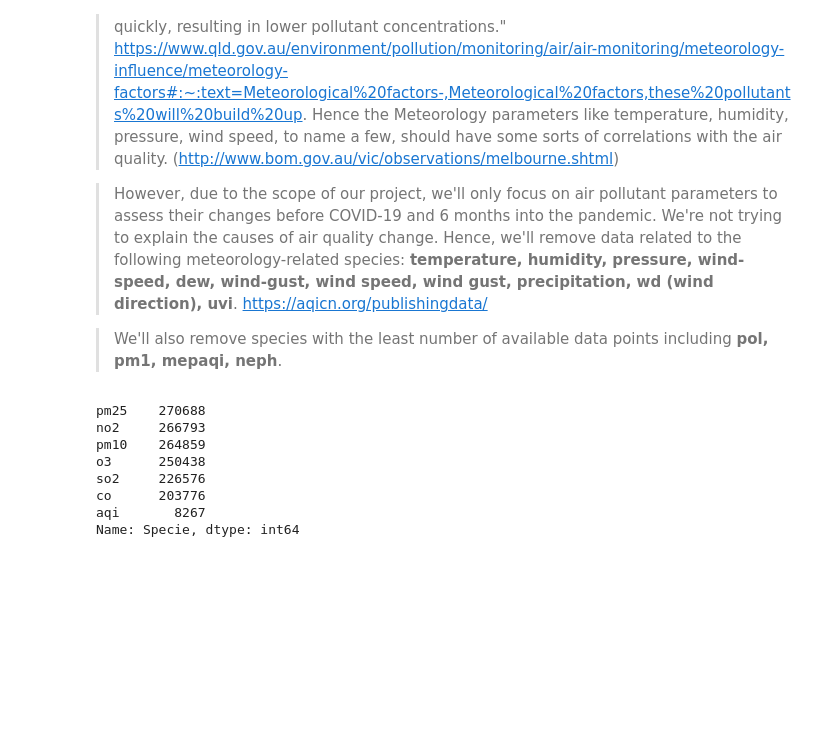
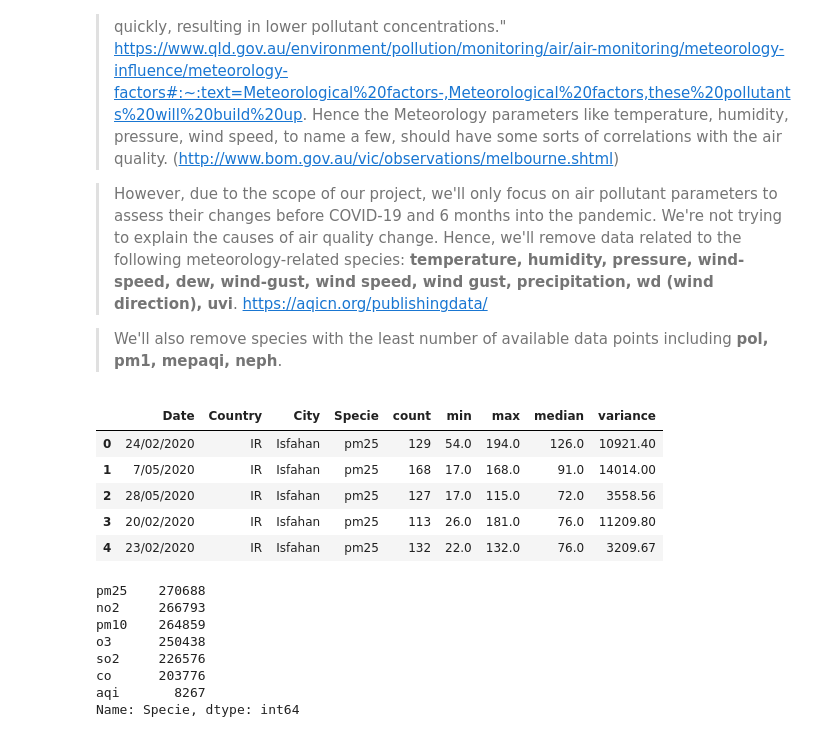
Before and after one commit to poojaisabelle/Project-One, a Jupyter notebook: data_exploration_cleanup_TRACEY.ipynb, the cells around one changed output. Saved outputs shown, nothing was run; the diff lists cells and outputs as text; code cells hidden in the pictures; blank space fills up the shorter version.

Commit message:
Reset index in the air_data file and delete index columns in csv files

```diff
--- a/data_exploration_cleanup_TRACEY.ipynb
+++ b/data_exploration_cleanup_TRACEY.ipynb
@@ -78,7 +78,16 @@ https://aqicn.org/publishingdata/
 # %%
 species_to_remove = ["temperature", "humidity", "pressure", "wind-speed", "dew", "wind-gust", "wind speed", "wind gust", "precipitation", "wd", "uvi", "pol", "pm1", "mepaqi", "neph"]
 
-final_airdf = airdf_2019_2020[~airdf_2019_2020["Specie"].isin(species_to_remove)].copy()
+final_airdf = airdf_2019_2020[~airdf_2019_2020["Specie"].isin(species_to_remove)].reset_index(drop=True).copy()
+# %%
+final_airdf.head()
+# %% [output]
+|  | Date | Country | City | Specie | count | min | max | median | variance |
+| 0 | 24/02/2020 | IR | Isfahan | pm25 | 129 | 54.0 | 194.0 | 126.0 | 10921.40 |
+| 1 | 7/05/2020 | IR | Isfahan | pm25 | 168 | 17.0 | 168.0 | 91.0 | 14014.00 |
+| 2 | 28/05/2020 | IR | Isfahan | pm25 | 127 | 17.0 | 115.0 | 72.0 | 3558.56 |
+| 3 | 20/02/2020 | IR | Isfahan | pm25 | 113 | 26.0 | 181.0 | 76.0 | 11209.80 |
+| 4 | 23/02/2020 | IR | Isfahan | pm25 | 132 | 22.0 | 132.0 | 76.0 | 3209.67 |
 # %%
 final_airdf["Specie"].value_counts()
 # %% [output]
```
Also changed, not shown: parts of 6 cells of this notebook, 2 other files.
